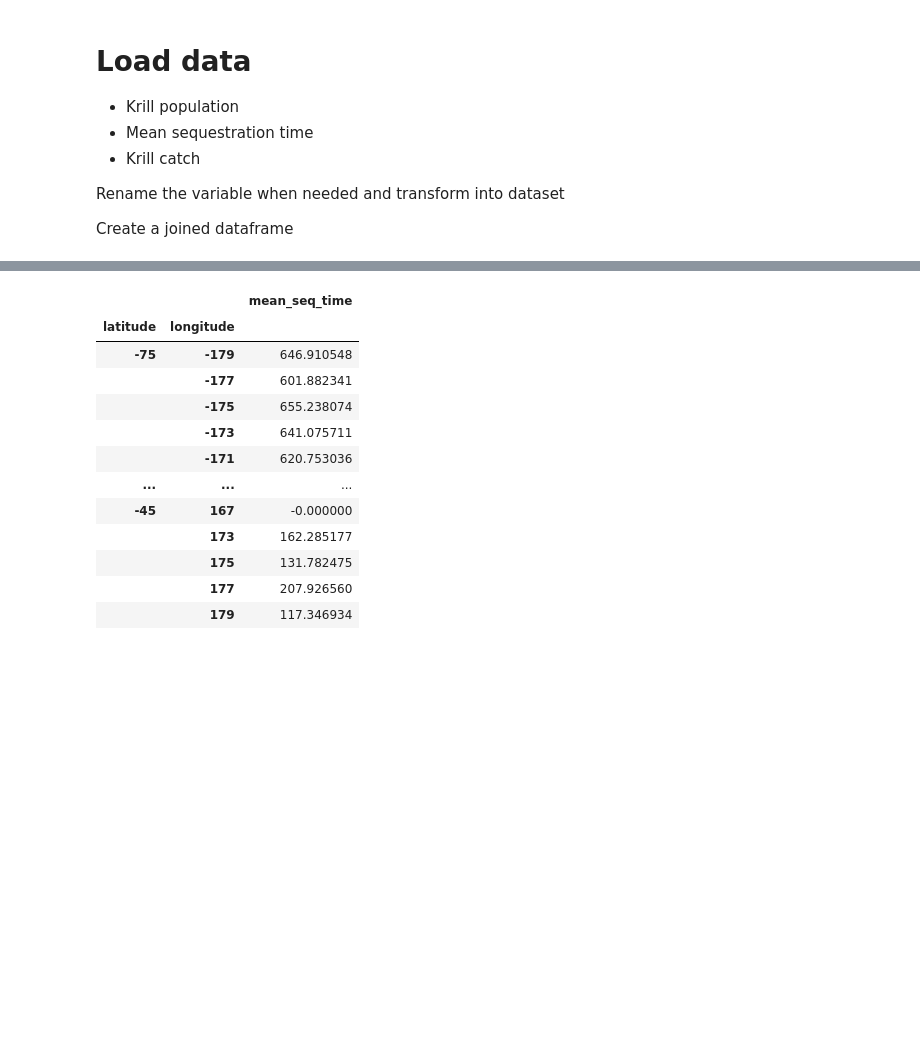
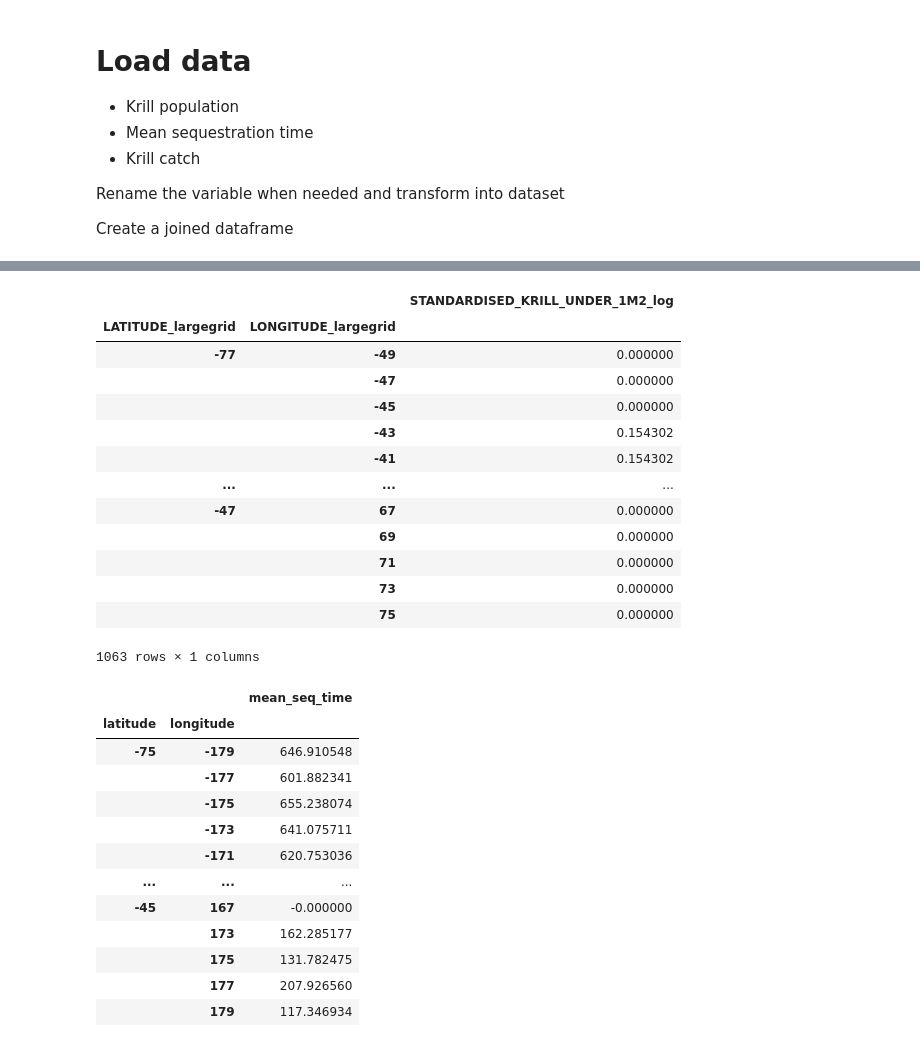
Before and after one commit to AnaelleDurfort/Key_Areas_krill_carbon_sequestration, a Jupyter notebook: Data_exploration.ipynb, the cells around one changed output, grey strips where cells are left out. Cells and saved outputs as stored; diff of their text form; code cells hidden in the pictures; blank space fills up the shorter version.

```diff
--- a/Data_exploration.ipynb
+++ b/Data_exploration.ipynb
@@ -88,3 +115,20 @@ krill_pop.quantile(q=[0.3333, 0.6666])
+# %%
+krill_pop_krillbase
+# %% [output]
+|  |  | STANDARDISED_KRILL_UNDER_1M2_log |
+| LATITUDE_largegrid | LONGITUDE_largegrid |  |
+| -77 | -49 | 0.000000 |
+|  | -47 | 0.000000 |
+|  | -45 | 0.000000 |
+|  | -43 | 0.154302 |
+|  | -41 | 0.154302 |
+| ... | ... | ... |
+| -47 | 67 | 0.000000 |
+|  | 69 | 0.000000 |
+|  | 71 | 0.000000 |
+|  | 73 | 0.000000 |
+|  | 75 | 0.000000 |
+1063 rows × 1 columns
 # %%
 krill_array = xr.Dataset.from_dataframe(krill_pop) # convert into xarrayDataset
 krill_array = xr.Dataset.to_array(krill_array)
```
Also changed, not shown: parts of 10 cells of this notebook, 5 other files.
